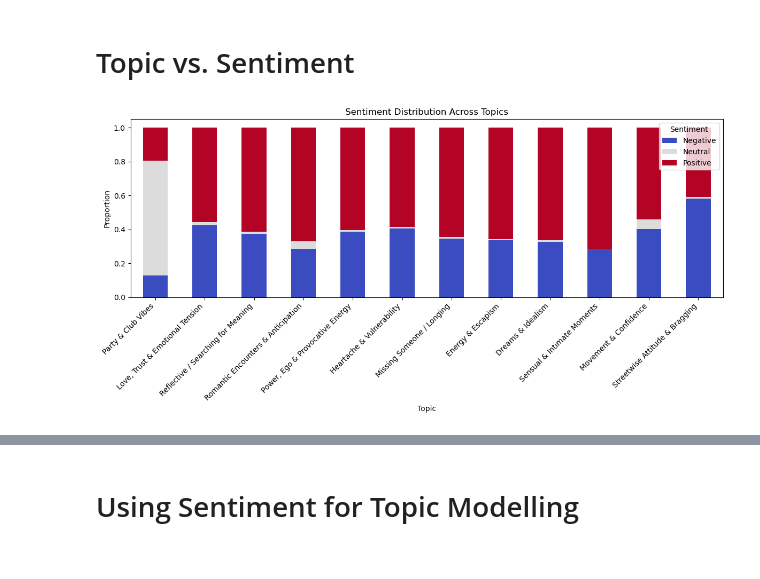
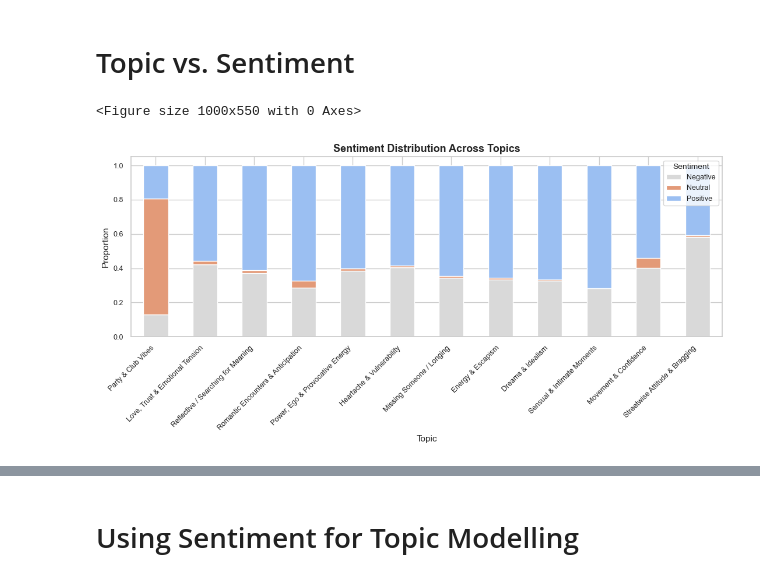
Before and after one commit to rodriguesathena/QTA_Spring2025, a Jupyter notebook: Final/api_based/analysis.ipynb, the cells around one changed output, grey strips where cells are left out. Saved outputs shown, nothing was run; the diff lists cells and outputs as text; code cells hidden in the pictures.

```diff
--- a/Final/api_based/analysis.ipynb
+++ b/Final/api_based/analysis.ipynb
@@ -311,12 +300,21 @@ def classify_sentiment(score):
 
 english_df['sentiment_label'] = english_df['compound'].apply(classify_sentiment)
 # %%
+# FIGURE 1
 # Distribution of Sentiment Labels
-sns.countplot(data=english_df, x='sentiment_label', palette='coolwarm')
-plt.title('Sentiment Classification of Lyrics')
-plt.xlabel('Sentiment')
-plt.ylabel('Count')
-plt.show()
+sns.set_theme(style="whitegrid")
+custom_palette = ['#7FB3D5', '#D5D8DC', '#E59866']  # Positive, Negative, Neutral
+
+#Plot
+plt.figure(figsize=(5.5, 4))
+sns.countplot(data=english_df, x='sentiment_label', palette=custom_palette)
+plt.title('Sentiment Classification of Lyrics', fontsize=13, fontweight='bold')
+plt.xlabel('Sentiment', fontsize=11)
+plt.ylabel('Count', fontsize=11)
+plt.xticks(fontsize=10)
+plt.yticks(fontsize=10)
+sns.despine()
+plt.tight_layout()
 # %% [output]
 Passing `palette` without assigning `hue` is deprecated and will be removed in v0.14.0. Assign the `x` variable to `hue` and set `legend=False` for the same effect.
 
@@ -337,25 +345,38 @@ plt.show()
 # %% [markdown]
 # Topic vs. Sentiment
 # %%
-# Distribution
+# FIGURE 2
 
-# Cross-tab of topic vs sentiment
-topic_sentiment_ct = pd.crosstab(english_df['dominant_topic'], english_df['sentiment_label'], normalize='index')
+sns.set_theme(style="whitegrid")
+plt.figure(figsize=(10, 5.5))
 
-# Add readable topic names
+#Define the crosstab
+topic_sentiment_ct = pd.crosstab(
+    english_df['dominant_topic'],
+    english_df['sentiment_label'],
+    normalize='index')
 topic_sentiment_ct.index = topic_sentiment_ct.index.map(topic_themes)
 
-# Plot
-topic_sentiment_ct.plot(kind='bar', stacked=True, figsize=(12, 6), colormap='coolwarm')
-plt.title("Sentiment Distribution Across Topics")
-plt.xlabel("Topic")
-plt.ylabel("Proportion")
-plt.legend(title="Sentiment")
-plt.xticks(rotation=45, ha="right")
+#Plot
+sentiment_colors = {
+    'Positive': '#9BBFF2',
+    'Neutral': '#E39A78',
+    'Negative': '#D9D9D9'}
+topic_sentiment_ct[["Negative", "Neutral", "Positive"]].plot(
+    kind='bar',
+    stacked=True,
+    figsize=(11, 5.5),
+    color=[sentiment_colors['Negative'], sentiment_colors['Neutral'], sentiment_colors['Positive']])
+plt.title("Sentiment Distribution Across Topics", fontsize=13, fontweight='bold')
+plt.xlabel("Topic", fontsize=11)
+plt.ylabel("Proportion", fontsize=11)
+plt.xticks(rotation=45, ha="right", fontsize=9)
+plt.yticks(fontsize=9)
+plt.legend(title="Sentiment", fontsize=9, title_fontsize=10)
 plt.tight_layout()
-plt.show()
 # %% [output]
+<Figure size 1000x550 with 0 Axes>
-[figure, old version]
+[figure, new version]
 # %%
 # Topics dominating Sentiment Group
 sentiment_topic_ct = pd.crosstab(english_df['sentiment_label'], english_df['dominant_topic'], normalize='index')
```
Also changed, not shown: parts of 14 cells of this notebook, 8 other files.
